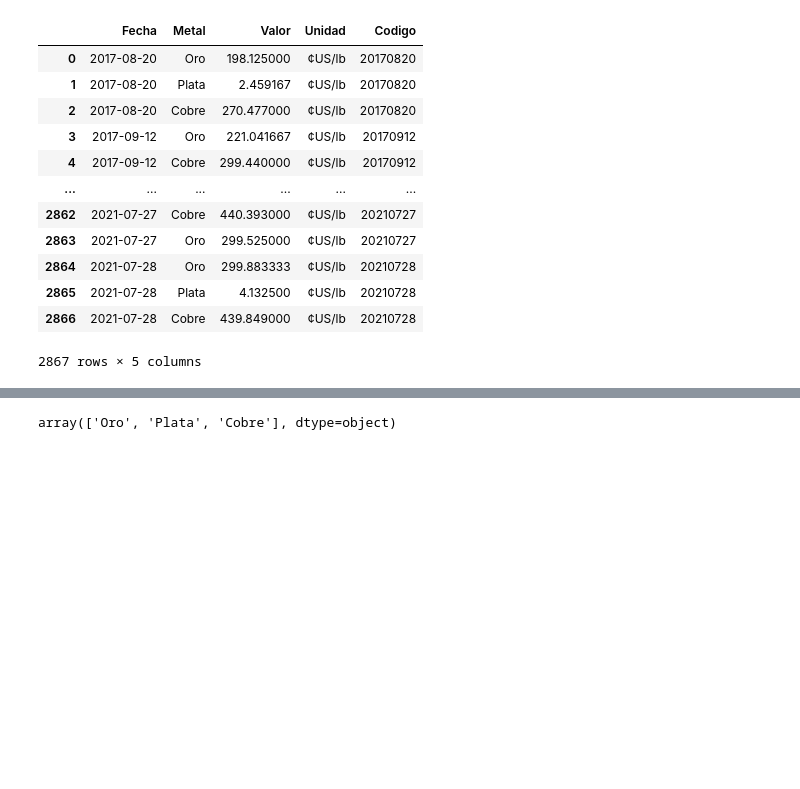
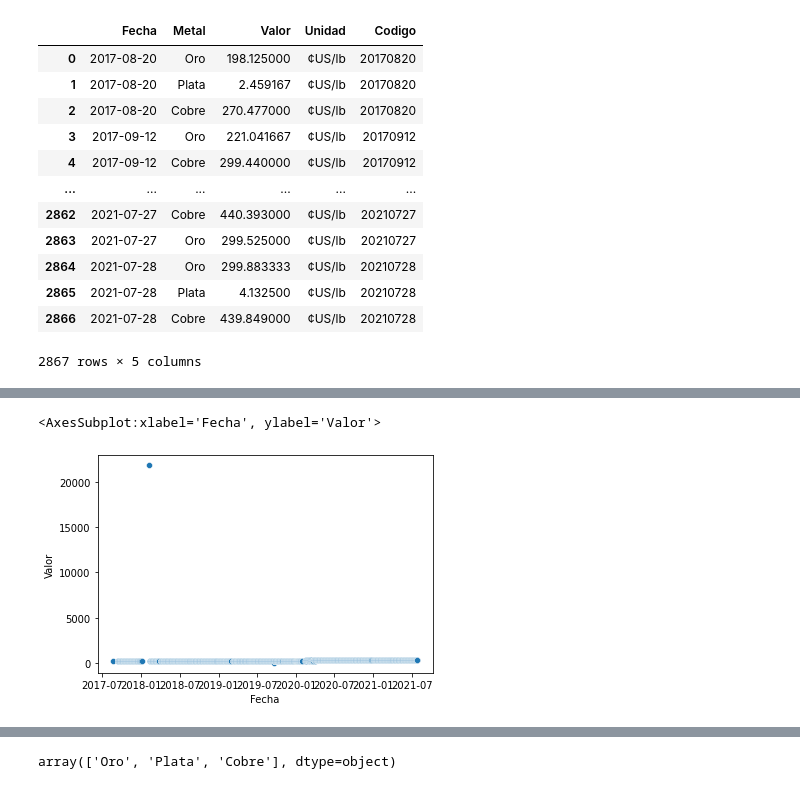
Before and after one commit to ThareauB/Proyecto-libertadores, a Jupyter notebook: mineria.ipynb, the cells around one changed output, grey strips where cells are left out. Drawn from its saved outputs; the diff is of its cells as text; code cells hidden in the pictures; blank space fills up the shorter version.

```diff
--- a/mineria.ipynb
+++ b/mineria.ipynb
@@ -163,3 +161,5 @@ pp_final
 | 2865 | 2021-07-28 | Plata | 4.132500 | ¢US/lb | 20210728 |
 | 2866 | 2021-07-28 | Cobre | 439.849000 | ¢US/lb | 20210728 |
 2867 rows × 5 columns
+# %%
+idk = pp_final[pp_final["Metal"] == "Oro"]
@@ -166,3 +181,8 @@ pp_final
+# %%
+sns.scatterplot(data = idk, x = "Fecha", y = "Valor")
+# %% [output]
+<AxesSubplot:xlabel='Fecha', ylabel='Valor'>
+[figure, added]
 # %%
 df_2020 = pp_final[pp_final['Fecha'] < '2020-01-01']
 df_2020
```
Also changed, not shown: parts of 12 cells of this notebook.
